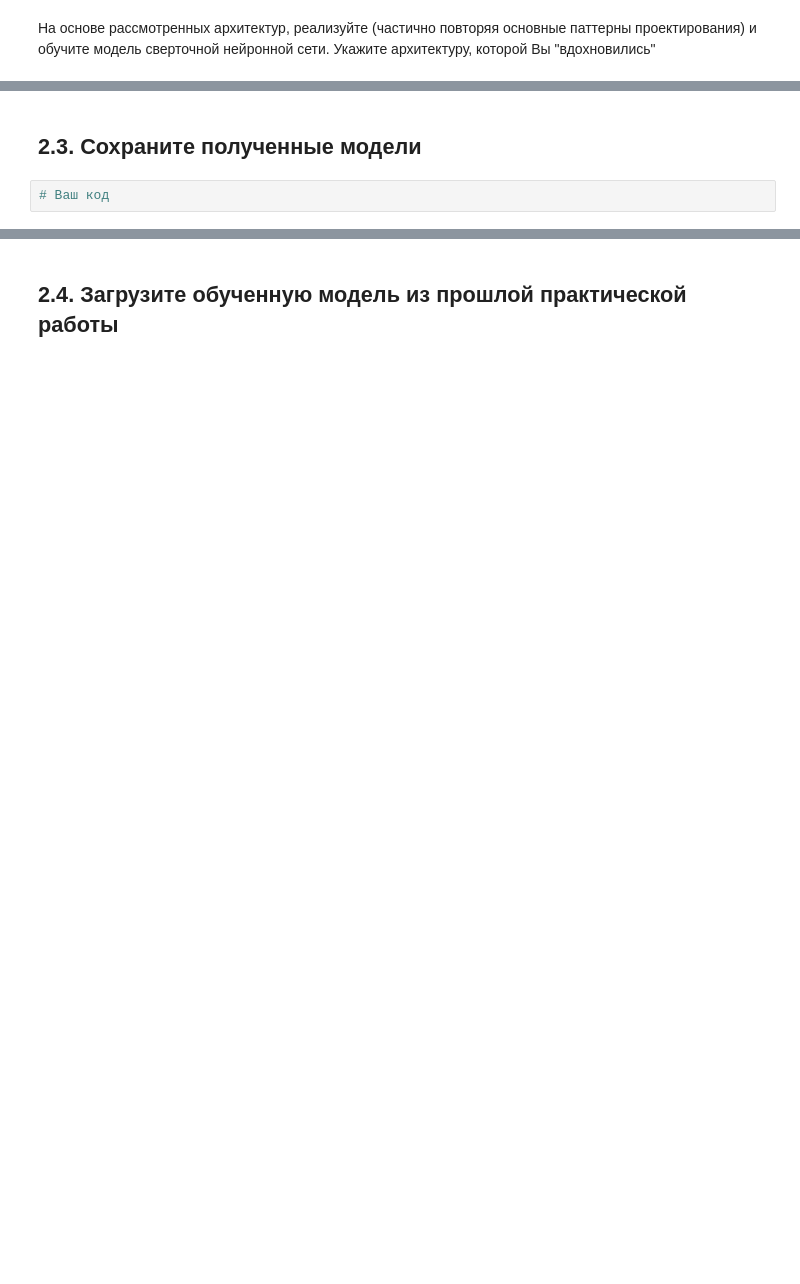
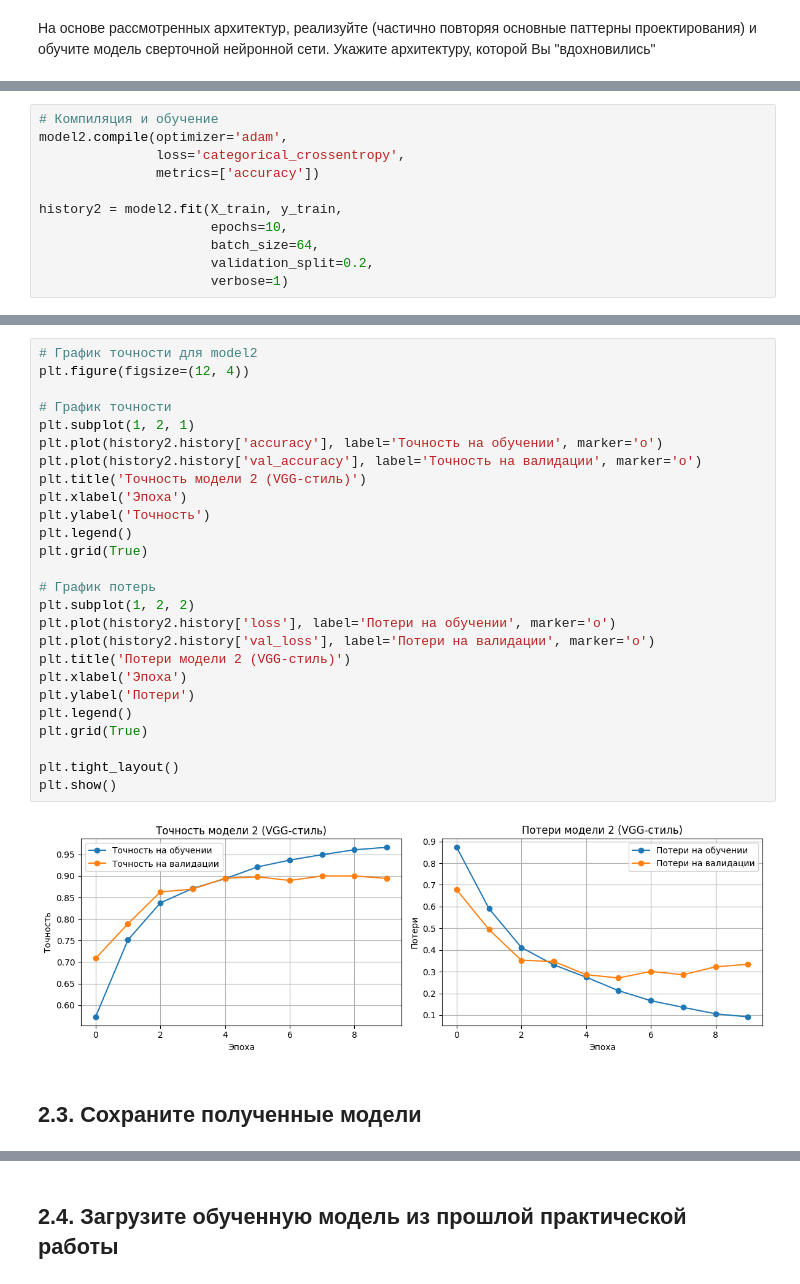
Before and after one commit to DinRazar/neural_networks, a Jupyter notebook: Работа_3.ipynb, the cells around one changed output, grey strips where cells are left out. Cells and saved outputs as stored; diff of their text form; blank space fills up the shorter version.

```diff
--- a/Работа_3.ipynb
+++ b/Работа_3.ipynb
@@ -246,0 +409,11 @@ Result of prediction: 0
+# %%
+# Компиляция и обучение
+model2.compile(optimizer='adam',
+               loss='categorical_crossentropy',
+               metrics=['accuracy'])
+
+history2 = model2.fit(X_train, y_train,
+                      epochs=10,
+                      batch_size=64,
+                      validation_split=0.2,
+                      verbose=1)
@@ -247,4 +441,30 @@ Result of prediction: 0
+# %%
+# График точности для model2
+plt.figure(figsize=(12, 4))
+
+# График точности
+plt.subplot(1, 2, 1)
+plt.plot(history2.history['accuracy'], label='Точность на обучении', marker='o')
+plt.plot(history2.history['val_accuracy'], label='Точность на валидации', marker='o')
+plt.title('Точность модели 2 (VGG-стиль)')
+plt.xlabel('Эпоха')
+plt.ylabel('Точность')
+plt.legend()
+plt.grid(True)
+
+# График потерь
+plt.subplot(1, 2, 2)
+plt.plot(history2.history['loss'], label='Потери на обучении', marker='o')
+plt.plot(history2.history['val_loss'], label='Потери на валидации', marker='o')
+plt.title('Потери модели 2 (VGG-стиль)')
+plt.xlabel('Эпоха')
+plt.ylabel('Потери')
+plt.legend()
+plt.grid(True)
+
+plt.tight_layout()
+plt.show()
+# %% [output]
+[figure, added]
 # %% [markdown]
 ## 2.3. Сохраните полученные модели
-# %%
-# Ваш код
```
Also changed, not shown: parts of 15 cells of this notebook.
